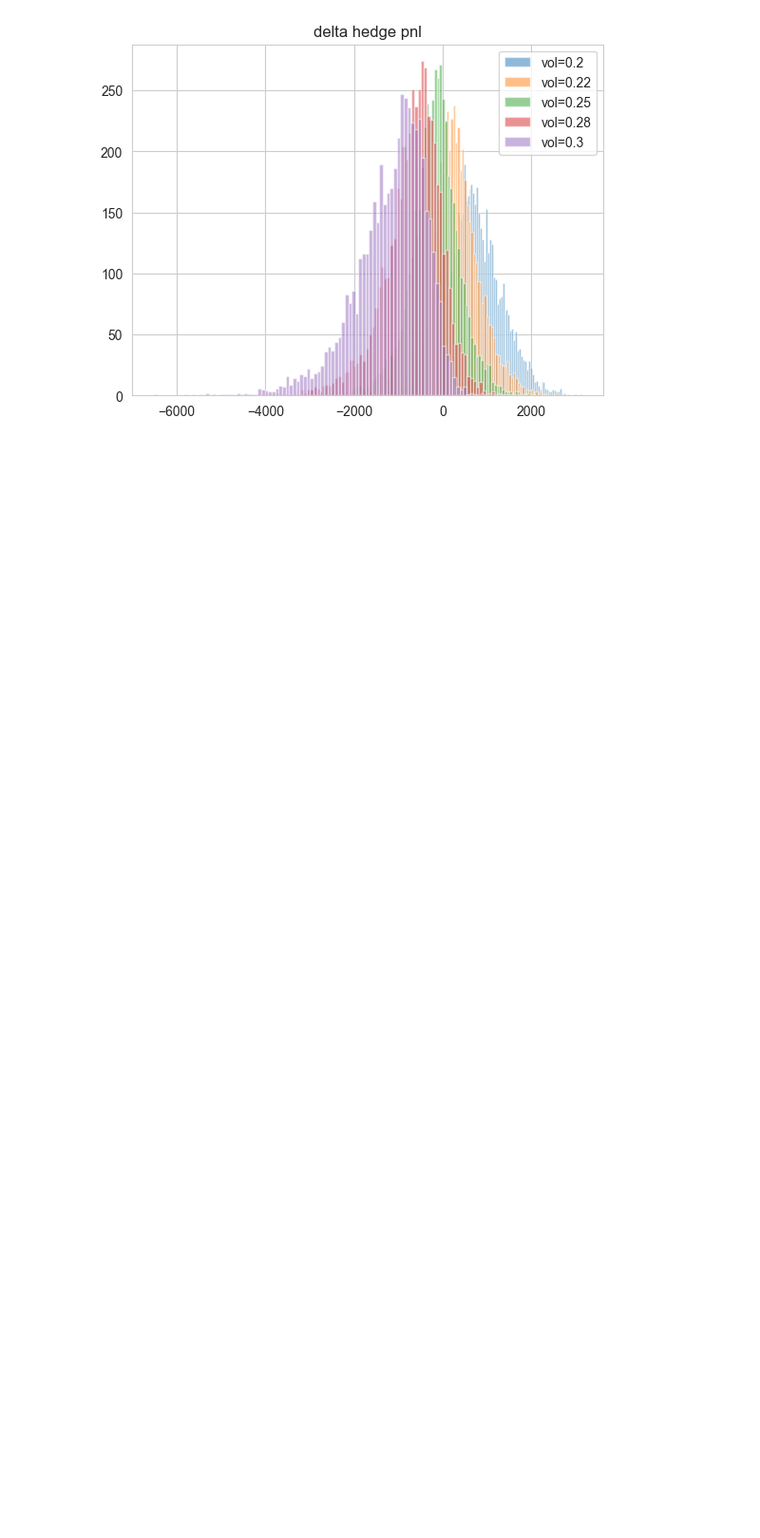
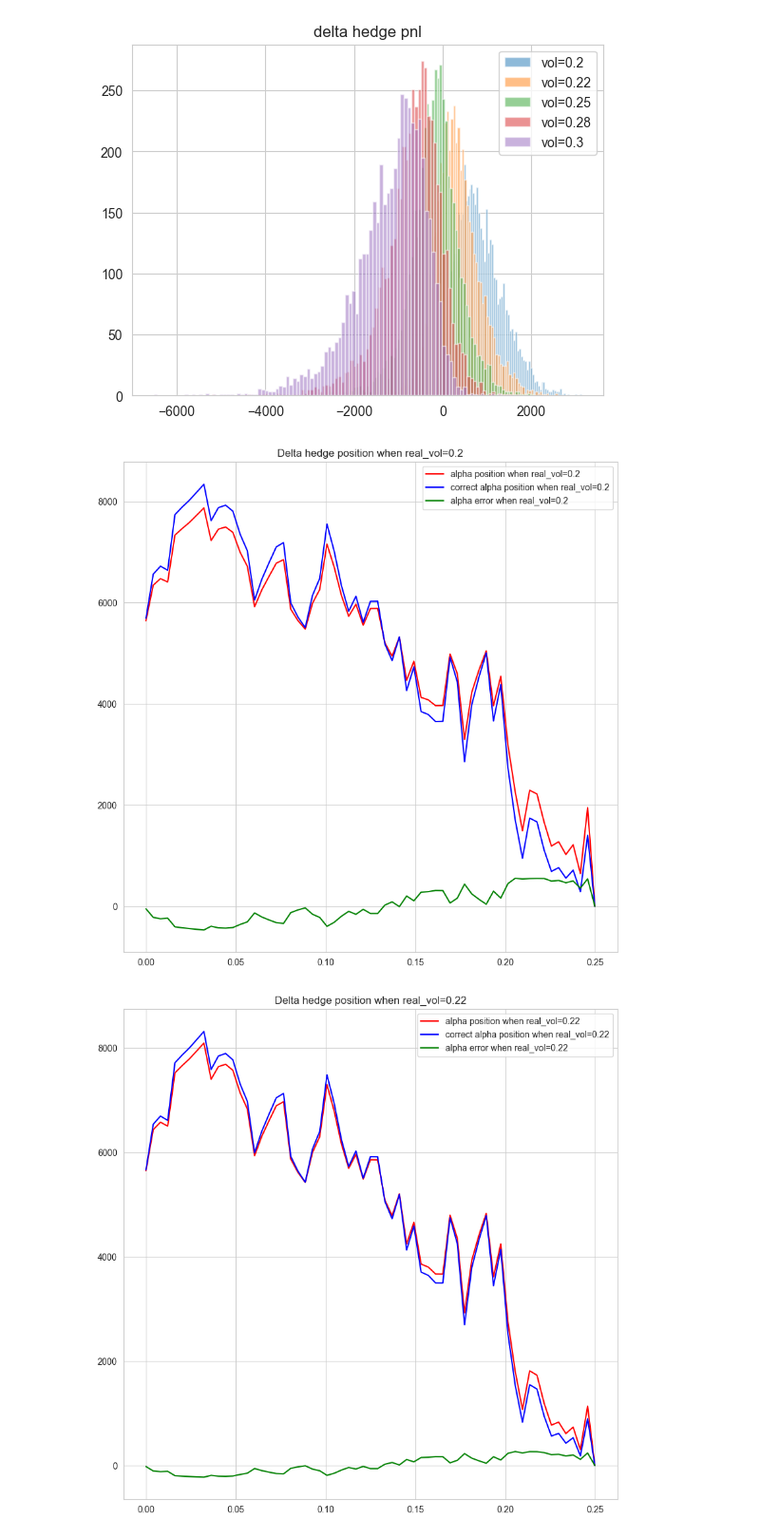
Before and after one commit to kaiwenShen/Dynamic_hedge, a Jupyter notebook: Dynamic_hedging.ipynb, the cells around one changed output. Shown at 95% size. Saved outputs shown, nothing was run; the diff lists cells and outputs as text; code cells hidden in the pictures; blank space fills up the shorter version.

Commit message:
adding Q3 position plot

```diff
--- a/Dynamic_hedging.ipynb
+++ b/Dynamic_hedging.ipynb
@@ -301,18 +301,40 @@ plot_delta_gamma_hedge(delta_gamma_hedge_base,trial=1)
 # %% [output]
 [figure]
 # %%
-pnl_delta_vol=[]
-pnl_delta_gamma_vol=[]
+obj_delta_vol=[]
+correct_obj_delta_vol=[]
+obj_delta_gamma_vol=[]
+correct_obj_delta_gamma_vol=[]
 for i in np.linspace(0.2, 0.3,5):
     obj=ATM_Call_Option_Dynamic_Hedging_Following_prof(spot_price=10,mu=0.1,sigma=0.25,sigma_real=i,num_of_call_option_sold=10_000,Ntrials=5000,option_maturity=1/4,type_of_hedge='delta')
     obj2=ATM_Call_Option_Dynamic_Hedging_Following_prof(spot_price=10,mu=0.1,sigma=0.25,sigma_real=i,num_of_call_option_sold=10_000,Ntrials=5000,option_maturity=1/4,type_of_hedge='delta-gamma',hedging_option_maturity=0.3)
-    pnl_delta_vol.append(obj.M[:,-1])
-    pnl_delta_gamma_vol.append(obj2.M[:,-1])
+    correct_obj=ATM_Call_Option_Dynamic_Hedging_Following_prof(spot_price=10,mu=0.1,sigma=i,sigma_real=i,num_of_call_option_sold=10_000,Ntrials=5000,option_maturity=1/4,type_of_hedge='delta')
+    correct_obj2=ATM_Call_Option_Dynamic_Hedging_Following_prof(spot_price=10,mu=0.1,sigma=i,sigma_real=i,num_of_call_option_sold=10_000,Ntrials=5000,option_maturity=1/4,type_of_hedge='delta-gamma',hedging_option_maturity=0.3)
+    obj_delta_vol.append(obj)
+    obj_delta_gamma_vol.append(obj2)
+    correct_obj_delta_vol.append(correct_obj)
+    correct_obj_delta_gamma_vol.append(correct_obj2)
 # %%
-for idx,data in enumerate(pnl_delta_vol):
-    plt.hist(data,bins=100,label='vol={}'.format(np.round(np.linspace(0.2, 0.3,5)[idx],2)),alpha=0.5)
+for idx,obj in enumerate(obj_delta_vol):
+    plt.hist(obj.M[:,-1],bins=100,label='vol={}'.format(np.round(np.linspace(0.2, 0.3,5)[idx],2)),alpha=0.5)
 plt.title('delta hedge pnl')
 plt.legend()
 plt.show()
 # %% [output]
 [figure]
+# %%
+# plot position of delta hedge
+for idx,(obj,correct_obj) in enumerate(zip(obj_delta_vol,correct_obj_delta_vol)):
+    plt.figure(figsize=(10,10))
+    plt.plot(obj.t,obj.alpha[0,:],label=f'alpha position when real_vol={np.round(np.linspace(0.2, 0.3,5)[idx],2)}',color='red')
+    plt.plot(obj.t,correct_obj.alpha[0,:],label=f'correct alpha position when real_vol={np.round(np.linspace(0.2, 0.3,5)[idx],2)}',color='blue')
+    plt.plot(obj.t,obj.alpha[0,:]-correct_obj.alpha[0,:],label=f'alpha error when real_vol={np.round(np.linspace(0.2, 0.3,5)[idx],2)}',color='green')
+    # plt.plot(obj.t,obj.gamma[0,:],label=f'gamma position when real_vol={np.round(np.linspace(0.2, 0.3,5)[idx],2)}',color='red',linestyle='--')
+    # plt.plot(obj.t,correct_obj.gamma[0,:],label=f'correct gamma position when real_vol={np.round(np.linspace(0.2, 0.3,5)[idx],2)}',color='blue',linestyle='--')
+    # plt.plot(obj.t,obj.gamma[0,:]-correct_obj.gamma[0,:],label=f'gamma error when real_vol={np.round(np.linspace(0.2, 0.3,5)[idx],2)}',color='green',linestyle='--')
+    plt.title(f'Delta hedge position when real_vol={np.round(np.linspace(0.2, 0.3,5)[idx],2)}')
+    plt.legend()
+    plt.show()
+# %% [output]
+[figure, added]
+[figure, added]
```
Also changed, not shown: parts of 3 cells of this notebook.
